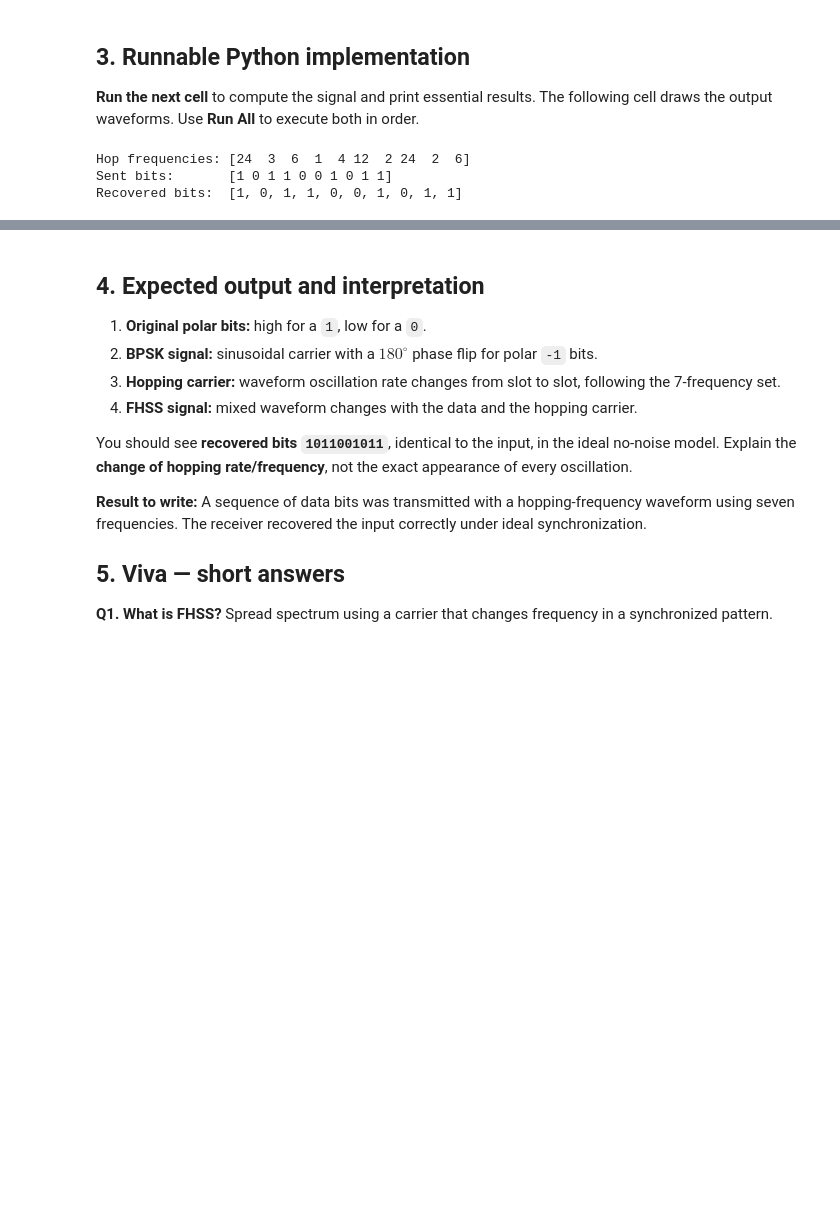
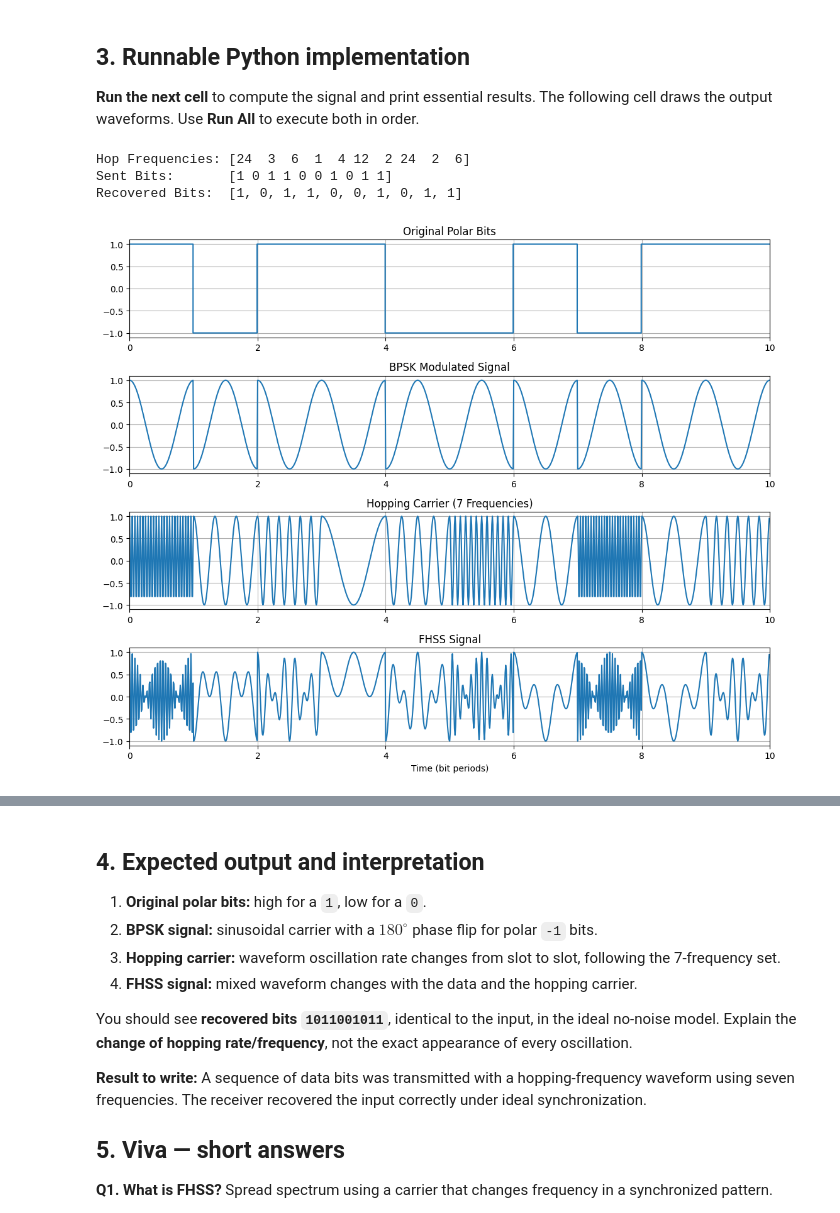
Before and after one commit to SajjadHossainSoykot/ICT-4206-Telecommunication-Laboratory, a Jupyter notebook: Python/Exp7_FHSS.ipynb, the cells around one changed output, grey strips where cells are left out. Saved outputs shown, nothing was run; the diff lists cells and outputs as text; code cells hidden in the pictures; blank space fills up the shorter version.

```diff
--- a/Python/Exp7_FHSS.ipynb
+++ b/Python/Exp7_FHSS.ipynb
@@ -59,33 +59,70 @@ This compact notebook uses **10 data bits** so you can explain every step easily
 
 **Run the next cell** to compute the signal and print essential results. The following cell draws the output waveforms. Use **Run All** to execute both in order.
 # %%
-"""Experiment 7: BPSK mixed with a synchronized 7-frequency hopping carrier."""
+
+"""Experiment 7: FHSS using BPSK and seven hopping frequencies."""
 import numpy as np
 import matplotlib.pyplot as plt
 
-data = np.array([1, 0, 1, 1, 0, 0, 1, 0, 1, 1])
+# 1. Message bits, hop order and available frequencies
+bits = np.array([1, 0, 1, 1, 0, 0, 1, 0, 1, 1])
 hop_index = np.array([7, 3, 5, 1, 4, 6, 2, 7, 2, 5])
-freq = np.array([1, 2, 3, 4, 6, 12, 24])
-N = 120
-local_t = np.arange(N) / N
-t = np.arange(len(data)*N) / N
-polar = np.repeat(2*data-1, N)
-base_carrier = np.tile(np.cos(2*np.pi*local_t), len(data))
+freq = np.array([1, 2, 3, 4, 6, 12, 24])  # cycles per bit period
+N = 120                                       # samples per bit (one hop)
+t_bit = np.arange(N) / N                      # time for one bit
+t = np.arange(len(bits) * N) / N              # time for all bits
+
+# 2. Binary Data -> Polar Bits -> BPSK Carrier
+polar = np.repeat(2 * bits - 1, N)
+base_carrier = np.tile(np.cos(2 * np.pi * t_bit), len(bits))
 bpsk = polar * base_carrier
-hop_carrier = np.zeros_like(bpsk)
-for k, choice in enumerate(hop_index):
-    hop_carrier[k*N:(k+1)*N] = np.cos(2*np.pi*freq[choice-1]*local_t)
+
+# 3. Frequency-Hopping Carrier
+hop_carrier = np.zeros_like(t)
+
+for i, hop in enumerate(hop_index):
+    start, end = i * N, (i + 1) * N
+    hop_carrier[start:end] = np.cos(2 * np.pi * freq[hop-1] * t_bit)
+
+# 4. FHSS Modulation (Mix BPSK with Hopping Carrier)
 fhss = bpsk * hop_carrier
 
-# Coherent dehopping and bit detection (ideal/no noise)
+# 5. Optional: De-hopping and Data Recovery
 received = []
-for k in range(len(data)):
-    sl = slice(k*N, (k+1)*N)
-    received.append(int(np.sum(fhss[sl]*hop_carrier[sl]*base_carrier[sl]) > 0))
-print('Hop frequencies:', freq[hop_index-1])
-print('Sent bits:      ', data)
-print('Recovered bits: ', received)
+for i in range(len(bits)):
+    start, end = i * N, (i + 1) * N
+    score = np.sum(fhss[start:end] * hop_carrier[start:end] * base_carrier[start:end])
+    received.append(int(score > 0))
+
+# 6. Display Results
+print("Hop Frequencies:", freq[hop_index-1])
+print("Sent Bits:      ", bits)
+print("Recovered Bits: ", received)
+
+# 7. Plot FHSS Waveforms
+fig, ax = plt.subplots(4, 1, figsize=(11, 9))
+
+ax[0].step(t, polar)
+ax[0].set_title("Original Polar Bits")
+
+ax[1].plot(t, bpsk)
+ax[1].set_title("BPSK Modulated Signal")
+
+ax[2].plot(t, hop_carrier)
+ax[2].set_title("Hopping Carrier (7 Frequencies)")
+
+ax[3].plot(t, fhss)
+ax[3].set_title("FHSS Signal")
+
+for a in ax:
+    a.grid(True)
+    a.set_xlim(0, len(bits))
+
+ax[-1].set_xlabel("Time (bit periods)")
+plt.tight_layout()
+plt.show()
 # %% [output]
-Hop frequencies: [24  3  6  1  4 12  2 24  2  6]
-Sent bits:       [1 0 1 1 0 0 1 0 1 1]
-Recovered bits:  [1, 0, 1, 1, 0, 0, 1, 0, 1, 1]
+Hop Frequencies: [24  3  6  1  4 12  2 24  2  6]
+Sent Bits:       [1 0 1 1 0 0 1 0 1 1]
+Recovered Bits:  [1, 0, 1, 1, 0, 0, 1, 0, 1, 1]
+[figure, added]
```
Also changed, not shown: parts of 2 cells of this notebook, 1 other file.
